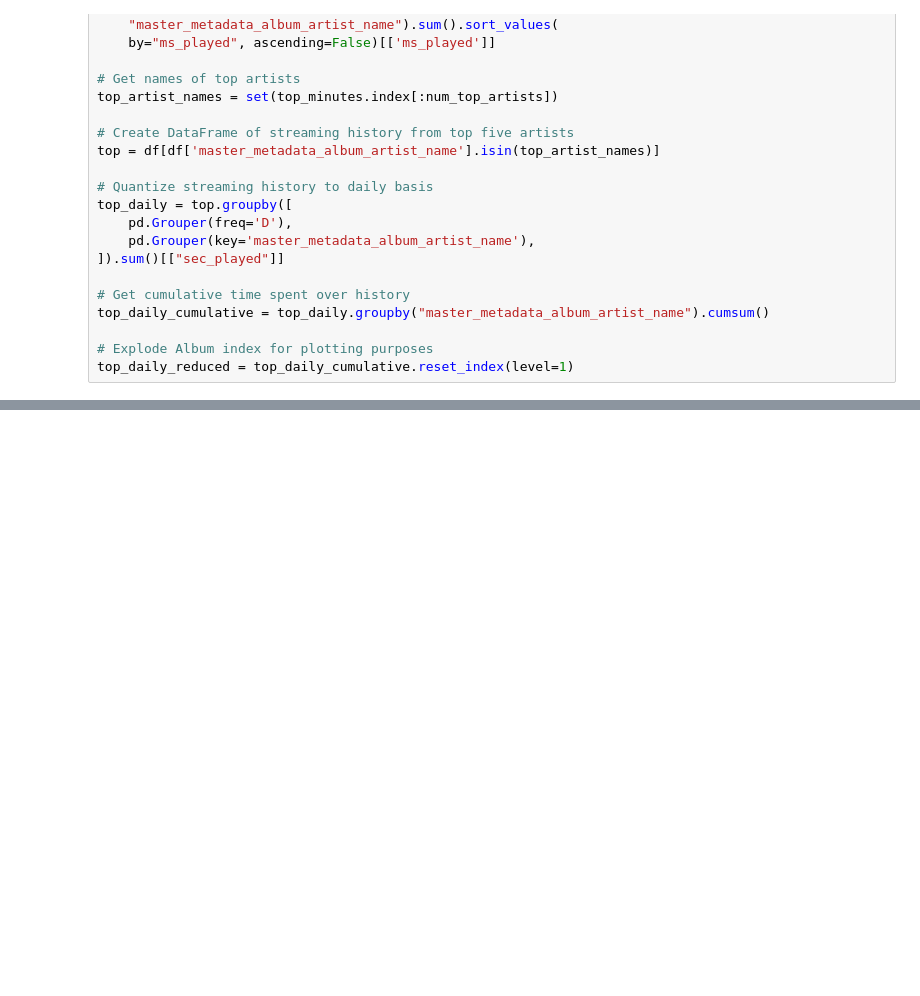
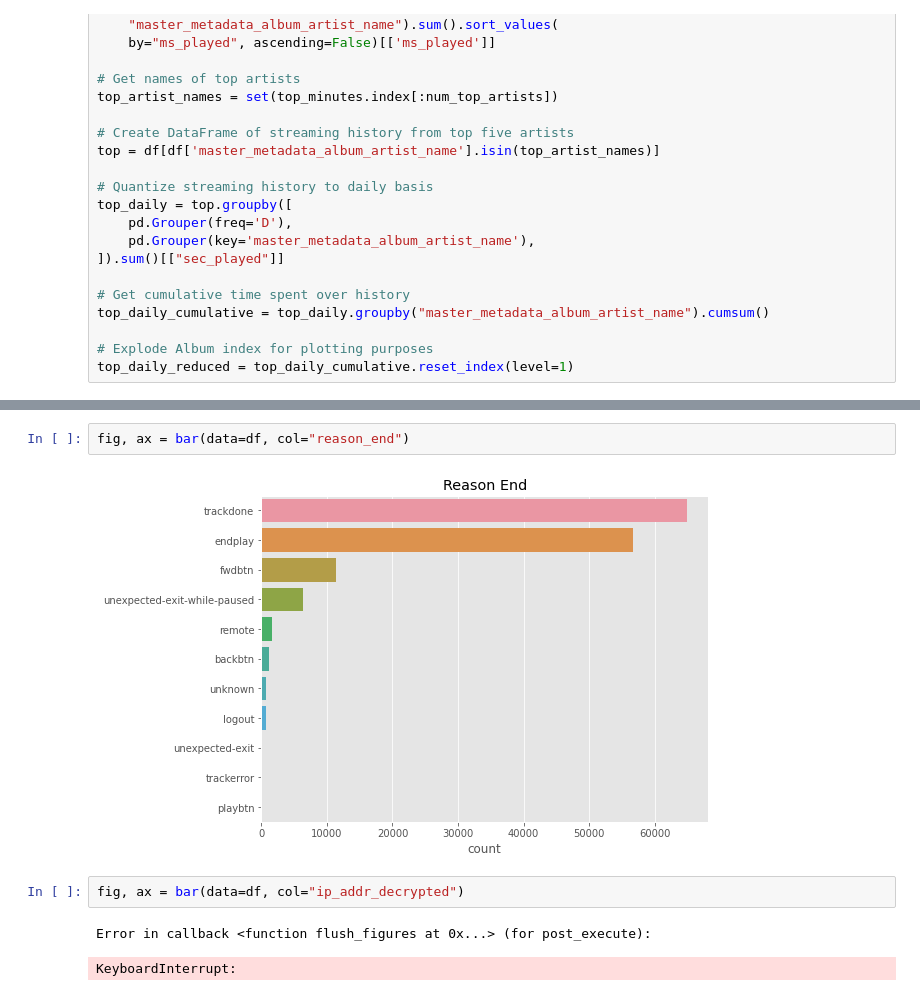
Before and after one commit to willfurtado/Visualizing-Spotify-Data, a Jupyter notebook: notebooks/SpotifyStreaming.ipynb, the cells around one changed output, grey strips where cells are left out. Cells and saved outputs as stored; diff of their text form; blank space fills up the shorter version.

```diff
--- a/notebooks/SpotifyStreaming.ipynb
+++ b/notebooks/SpotifyStreaming.ipynb
@@ -108,0 +134,9 @@ sns.lineplot(
+# %%
+fig, ax = bar(data=df, col="reason_end")
+# %% [output]
+[figure, added]
+# %%
+fig, ax = bar(data=df, col="ip_addr_decrypted")
+# %% [output]
+Error in callback <function flush_figures at 0x...> (for post_execute):
+KeyboardInterrupt:
```
Also changed, not shown: parts of 11 cells of this notebook.
